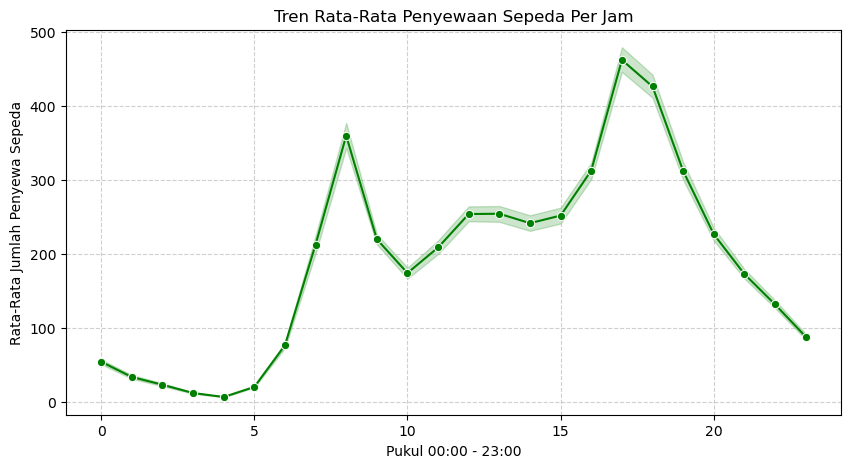
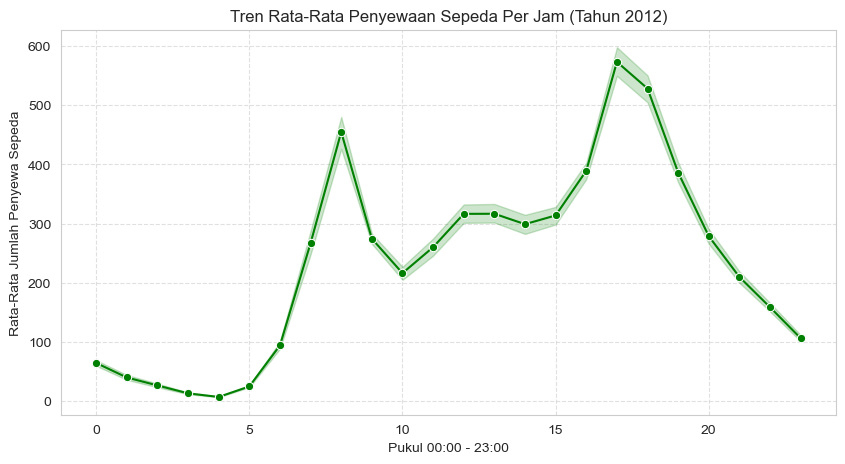
The notebook cell's code change between the first figure and the second:
--- before
+++ after
@@ -1,6 +1,7 @@
 plt.figure(figsize=(10, 5))
-sns.lineplot(data=df_hour, x='hr', y='cnt', color='green', marker='o')
+main_df_hour = df_hour[df_hour['dteday'].dt.year == 2012].copy()
+sns.lineplot(data=main_df_hour, x='hr', y='cnt', color='green', marker='o')
 
-plt.title('Tren Rata-Rata Penyewaan Sepeda Per Jam', fontsize=12)
+plt.title('Tren Rata-Rata Penyewaan Sepeda Per Jam (Tahun 2012)', fontsize=12)
 plt.xlabel('Pukul 00:00 - 23:00', fontsize=10)
 plt.ylabel('Rata-Rata Jumlah Penyewa Sepeda', fontsize=10)

Commit: Update pertanyaan nomor 1